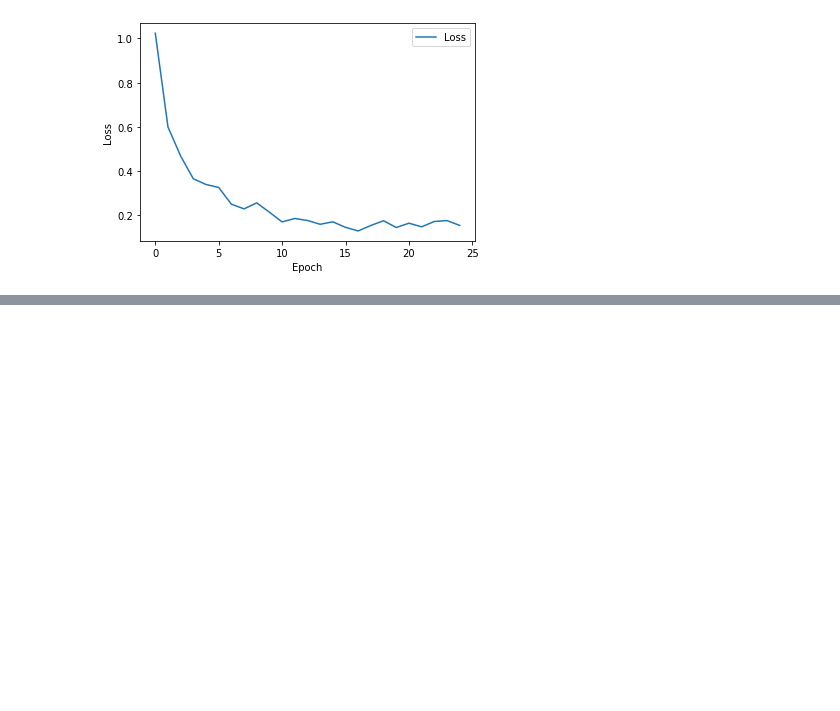
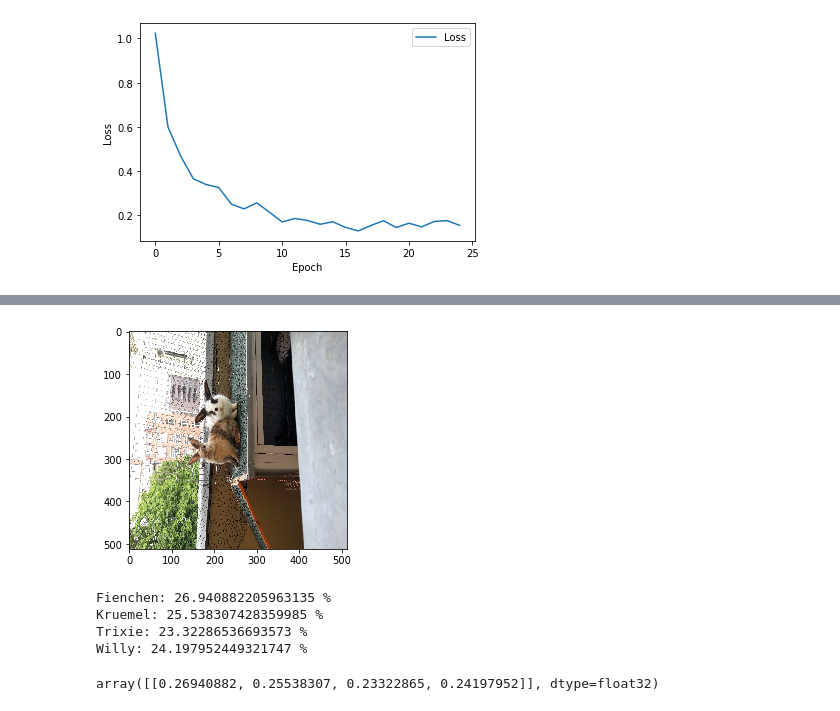
Before and after one commit to hkiefer/TrixieCNN, a Jupyter notebook: TrixieCNN(without CPU).ipynb, the cells around one changed output, grey strips where cells are left out. Saved outputs shown, nothing was run; the diff lists cells and outputs as text; code cells hidden in the pictures; blank space fills up the shorter version.

Commit message:
new training

```diff
--- a/TrixieCNN(without CPU).ipynb
+++ b/TrixieCNN(without CPU).ipynb
@@ -21,13 +21,13 @@ test_datagen = ImageDataGenerator(rescale = 1./255)
 
 
 
-training_set = train_datagen.flow_from_directory('data/training',
+training_set = train_datagen.flow_from_directory('../data/training',
                                                  target_size = (32, 32),
                                                  batch_size = 4,
                                                  class_mode = 'binary')
 
 #using same sets because not enough pictures in total...
-test_set = test_datagen.flow_from_directory('data/test',
+test_set = test_datagen.flow_from_directory('../data/test',
                                             target_size = (32, 32),
                                             batch_size = 4,
                                             class_mode = 'binary')
@@ -170,9 +188,22 @@ def predict_hasi_name(path):
             continue
     print('found hasi: ' + str(name))
 
-    return
+    return pred
 
-predict_hasi_name('testing/willy2.jpg')
-predict_hasi_name('testing/trixie.jpg')
-predict_hasi_name('testing/willy_und_kruemel.jpg')
-predict_hasi_name('testing/fienchen.jpg')
+def find_multiple_hasis(path):
+    test_image = image.load_img(path, target_size = (32,32))
+    test_image = image.img_to_array(test_image)
+
+    plot_image = image.load_img(path, target_size = (512,512))
+    plot_image = image.img_to_array(plot_image)
+    plt.imshow(plot_image/255.)
+    plt.show()
+    test_image = np.expand_dims(test_image, axis = 0)
+    pred =model.predict(test_image)
+    classes = training_set.class_indices
+
+    for key,value in classes.items():
+
+        print(str(key) + ': ' + str(pred[0][value]*100) + ' %')
+
+    return pred
@@ -191,0 +229,9 @@ found hasi: no name found
+# %%
+find_multiple_hasis('testing/trixie_willy.jpg')
+# %% [output]
+[figure, added]
+Fienchen: 26.940882205963135 %
+Kruemel: 25.538307428359985 %
+Trixie: 23.32286536693573 %
+Willy: 24.197952449321747 %
+array([[0.26940882, 0.25538307, 0.23322865, 0.24197952]], dtype=float32)
```
Also changed, not shown: parts of 3 cells of this notebook.
